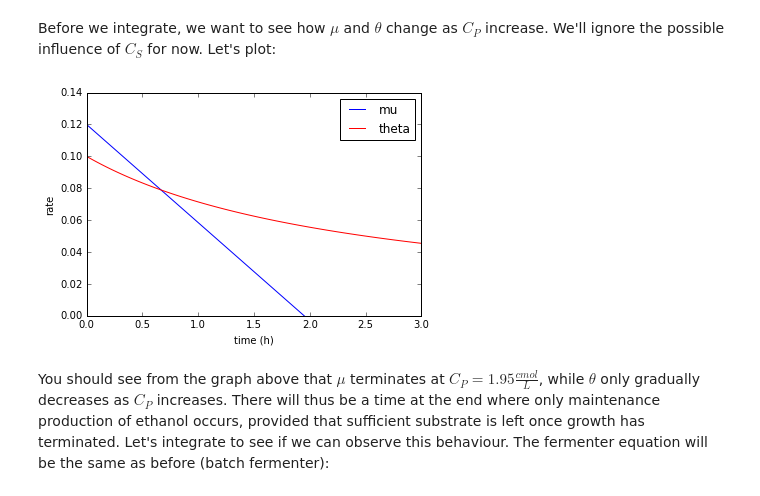
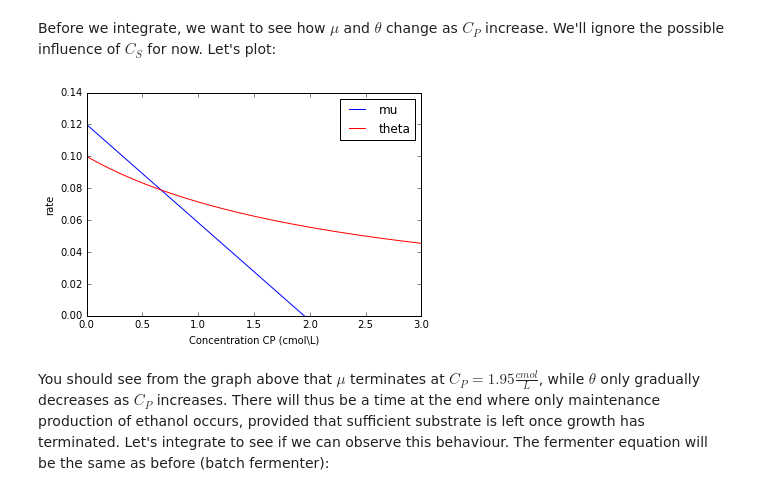
Before and after one commit to willienicol/Biochemical-engineering-notes, a Jupyter notebook: 6 Modeling stoichiometry variations/Example on growth and maintenance variation.ipynb, the cells around one changed output. Cells and saved outputs as stored; diff of their text form; code cells hidden in the pictures.

```diff
--- a/6 Modeling stoichiometry variations/Example on growth and maintenance variation.ipynb
+++ b/6 Modeling stoichiometry variations/Example on growth and maintenance variation.ipynb
@@ -118,17 +118,19 @@ Before we integrate, we want to see how $\mu$ and $\theta$ change as $C_P$ incre
 # %%
 Cp_curve=numpy.linspace(0,3,100)
 mu_curve=mumax*(1-Cp_curve/Cp_star)
 theta_curve=thetamax*(1+Cp_curve/Kp)**(-1)
 
+#% matplotlib notebook
+plt.figure(1)
 plt.plot(Cp_curve, mu_curve, color='blue', label='mu')
 plt.plot(Cp_curve, theta_curve, color='red', label='theta')
 plt.ylim([0,0.14])  #y limits on graph
 plt.legend(loc='best')
 plt.ylabel('rate')
-plt.xlabel('time (h)')
+plt.xlabel('Concentration CP (cmol\L)')
 plt.show()
 # %% [output]
-[figure, old version]
+[figure, new version]
 # %% [markdown]
 You should see from the graph above that $\mu$ terminates at $C_P=1.95 \frac{cmol}{L}$, while $\theta$ only gradually decreases as $C_P$ increases. There will thus be a time at the end where only maintenance production of ethanol occurs, provided that sufficient substrate is left once growth has terminated. Let's integrate to see if we can observe this behaviour. The fermenter equation will be the same as before (batch fermenter):
 # %%
```
Also changed, not shown: parts of 18 cells of this notebook, 1 other file.
